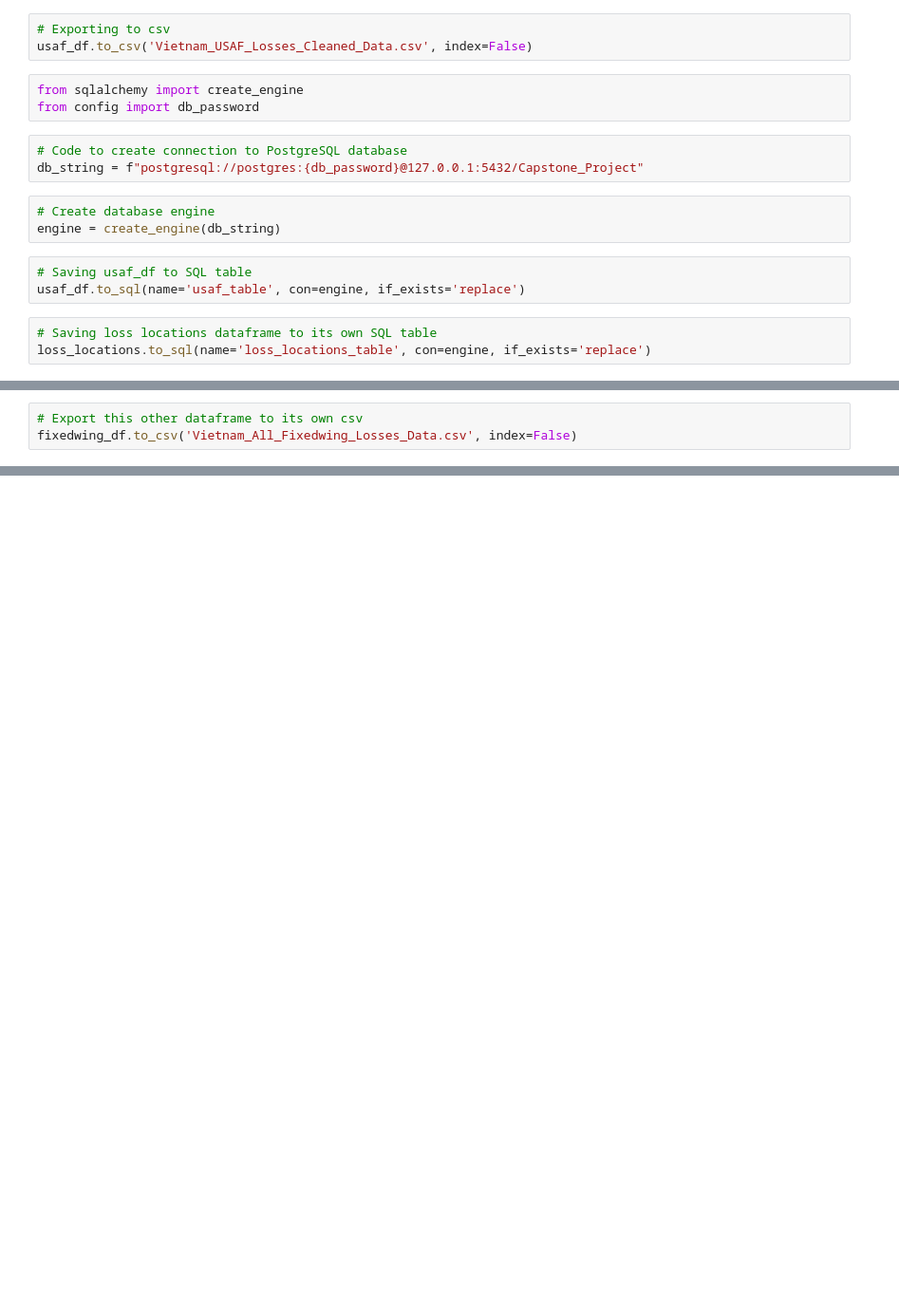
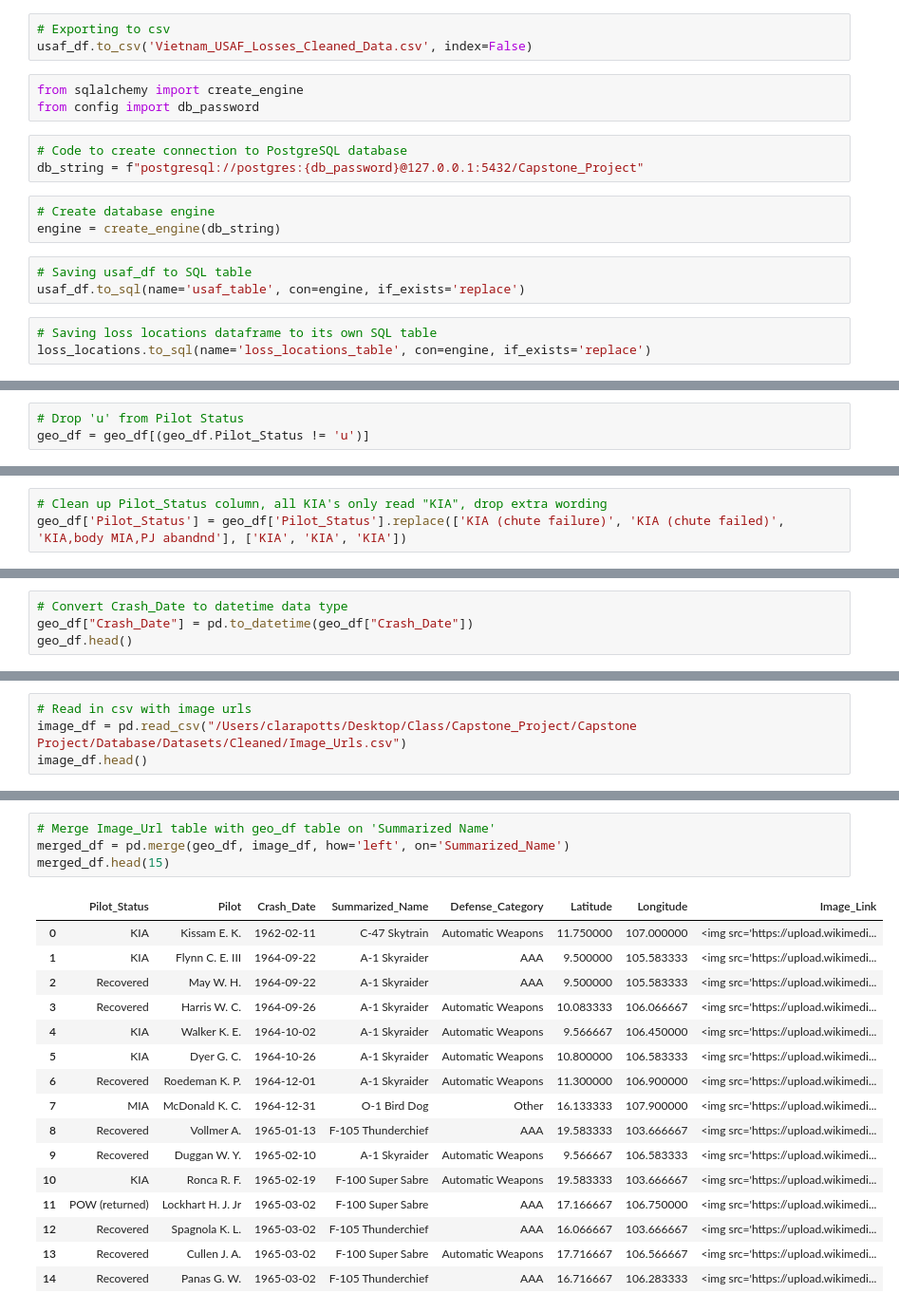
Before and after one commit to MichaelG-B/Capstone_Project, a Jupyter notebook: Capstone Project/ETL/Vietnam_Losses_ETL.ipynb, the cells around one changed output, grey strips where cells are left out. Shown: that part at 95% size. Saved outputs shown, nothing was run; the diff lists cells and outputs as text; blank space fills up the shorter version.

```diff
--- a/Capstone Project/ETL/Vietnam_Losses_ETL.ipynb
+++ b/Capstone Project/ETL/Vietnam_Losses_ETL.ipynb
@@ -377,0 +438,3 @@ fixedwing_df.head()
+# %%
+# Drop 'u' from Pilot Status
+geo_df = geo_df[(geo_df.Pilot_Status != 'u')]
@@ -377,0 +468,3 @@ fixedwing_df.head()
+# %%
+# Clean up Pilot_Status column, all KIA's only read "KIA", drop extra wording
+geo_df['Pilot_Status'] = geo_df['Pilot_Status'].replace(['KIA (chute failure)', 'KIA (chute failed)', 'KIA,body MIA,PJ abandnd'], ['KIA', 'KIA', 'KIA'])
@@ -377,0 +493,4 @@ fixedwing_df.head()
+# %%
+# Convert Crash_Date to datetime data type
+geo_df["Crash_Date"] = pd.to_datetime(geo_df["Crash_Date"])
+geo_df.head()
@@ -385,3 +509,4 @@ fixedwing_df.head()
 # %%
-# Export this other dataframe to its own csv
-fixedwing_df.to_csv('Vietnam_All_Fixedwing_Losses_Data.csv', index=False)
+# Read in csv with image urls
+image_df = pd.read_csv("/Users/clarapotts/Desktop/Class/Capstone_Project/Capstone Project/Database/Datasets/Cleaned/Image_Urls.csv")
+image_df.head()
@@ -389,0 +527,21 @@ fixedwing_df.to_csv('Vietnam_All_Fixedwing_Losses_Data.csv', index=False)
+# %%
+# Merge Image_Url table with geo_df table on 'Summarized Name'
+merged_df = pd.merge(geo_df, image_df, how='left', on='Summarized_Name')
+merged_df.head(15)
+# %% [output]
+|  | Pilot_Status | Pilot | Crash_Date | Summarized_Name | Defense_Category | Latitude | Longitude | Image_Link |
+| 0 | KIA | Kissam E. K. | 1962-02-11 | C-47 Skytrain | Automatic Weapons | 11.750000 | 107.000000 | <img src='https://upload.wikimedi... |
+| 1 | KIA | Flynn C. E. III | 1964-09-22 | A-1 Skyraider | AAA | 9.500000 | 105.583333 | <img src='https://upload.wikimedi... |
+| 2 | Recovered | May W. H. | 1964-09-22 | A-1 Skyraider | AAA | 9.500000 | 105.583333 | <img src='https://upload.wikimedi... |
+| 3 | Recovered | Harris W. C. | 1964-09-26 | A-1 Skyraider | Automatic Weapons | 10.083333 | 106.066667 | <img src='https://upload.wikimedi... |
+| 4 | KIA | Walker K. E. | 1964-10-02 | A-1 Skyraider | Automatic Weapons | 9.566667 | 106.450000 | <img src='https://upload.wikimedi... |
+| 5 | KIA | Dyer G. C. | 1964-10-26 | A-1 Skyraider | Automatic Weapons | 10.800000 | 106.583333 | <img src='https://upload.wikimedi... |
+| 6 | Recovered | Roedeman K. P. | 1964-12-01 | A-1 Skyraider | Automatic Weapons | 11.300000 | 106.900000 | <img src='https://upload.wikimedi... |
+| 7 | MIA | McDonald K. C. | 1964-12-31 | O-1 Bird Dog | Other | 16.133333 | 107.900000 | <img src='https://upload.wikimedi... |
+| 8 | Recovered | Vollmer A. | 1965-01-13 | F-105 Thunderchief | AAA | 19.583333 | 103.666667 | <img src='https://upload.wikimedi... |
+| 9 | Recovered | Duggan W. Y. | 1965-02-10 | A-1 Skyraider | Automatic Weapons | 9.566667 | 106.583333 | <img src='https://upload.wikimedi... |
+| 10 | KIA | Ronca R. F. | 1965-02-19 | F-100 Super Sabre | Automatic Weapons | 19.583333 | 103.666667 | <img src='https://upload.wikimedi... |
+| 11 | POW (returned) | Lockhart H. J. Jr | 1965-03-02 | F-100 Super Sabre | AAA | 17.166667 | 106.750000 | <img src='https://upload.wikimedi... |
+| 12 | Recovered | Spagnola K. L. | 1965-03-02 | F-105 Thunderchief | AAA | 16.066667 | 103.666667 | <img src='https://upload.wikimedi... |
+| 13 | Recovered | Cullen J. A. | 1965-03-02 | F-100 Super Sabre | Automatic Weapons | 17.716667 | 106.566667 | <img src='https://upload.wikimedi... |
+| 14 | Recovered | Panas G. W. | 1965-03-02 | F-105 Thunderchief | AAA | 16.716667 | 106.283333 | <img src='https://upload.wikimedi... |
```
Also changed, not shown: parts of 29 cells of this notebook, 1 other file.
